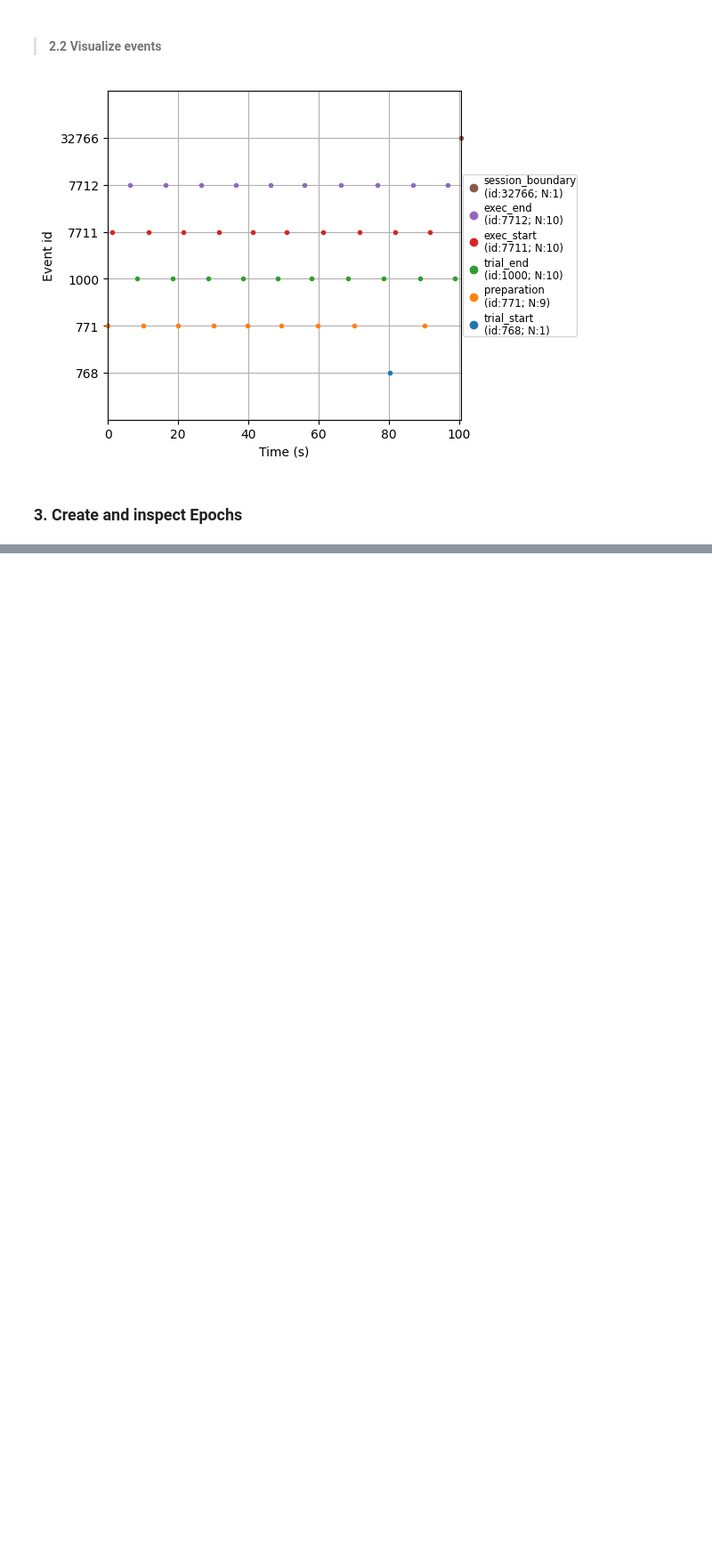
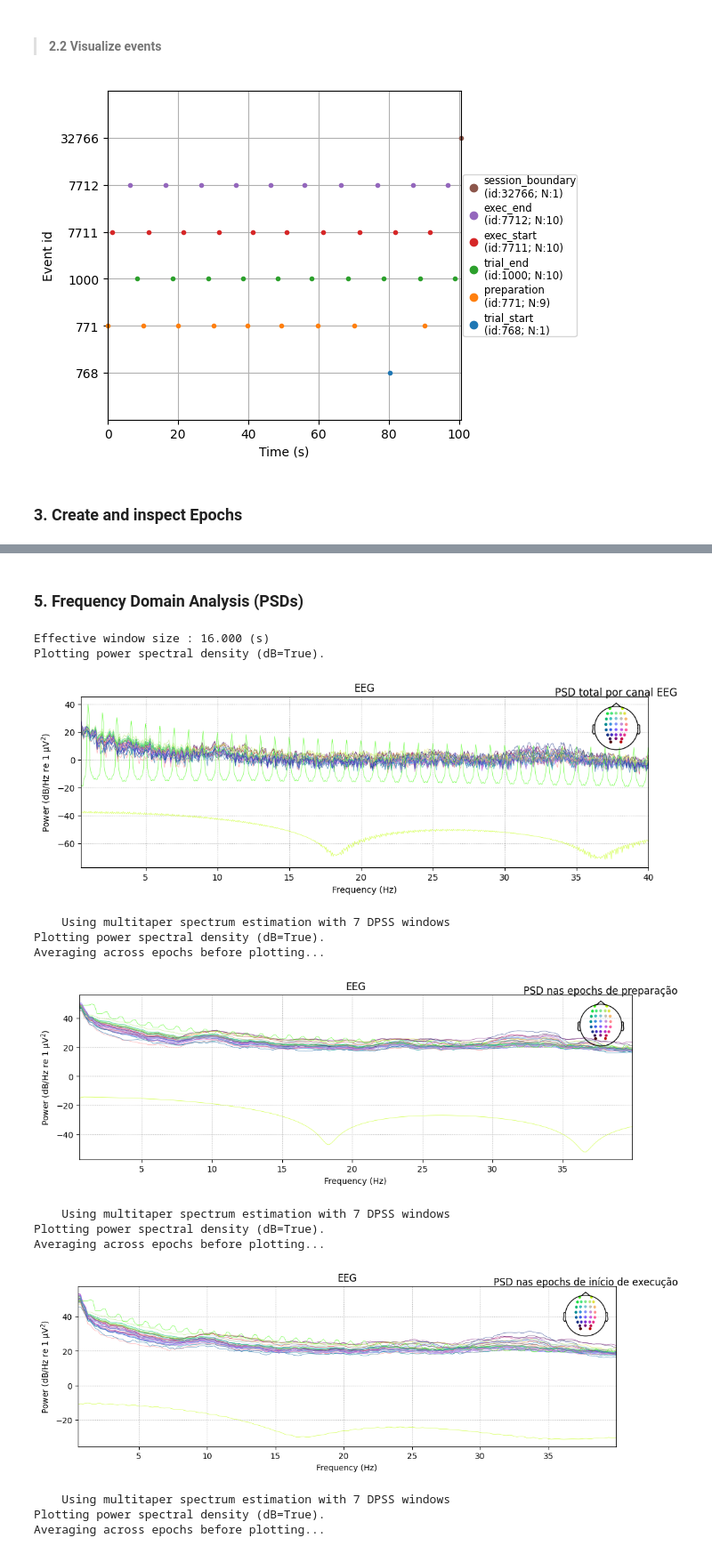
Before and after one commit to KaiqueIvo04/eeg_emg_analysis, a Jupyter notebook: eegAnalysis.ipynb, the cells around one changed output, grey strips where cells are left out. Shown at 89% size. Cells and saved outputs as stored; diff of their text form; code cells hidden in the pictures; blank space fills up the shorter version.

```diff
--- a/eegAnalysis.ipynb
+++ b/eegAnalysis.ipynb
@@ -244,0 +254,36 @@ plt.show()
+# %% [markdown]
+### 5. Frequency Domain Analysis (PSDs)
+# %%
+# ESPECTRO DE POTÊNCIA DO SINAL BRUTO
+spectrum = raw.compute_psd(method="welch", fmin=0.5, fmax=40)
+spectrum.plot(average=False)     # uma linha por canal
+plt.title("PSD total por canal EEG")
+plt.show()
+
+# PSD por evento (dentro dos epochs)
+epochs["preparation"].compute_psd(fmin=0.5, fmax=40).plot()
+plt.title("PSD nas epochs de preparação")
+plt.show()
+
+epochs["exec_start"].compute_psd(fmin=0.5, fmax=40).plot()
+plt.title("PSD nas epochs de início de execução")
+plt.show()
+
+epochs["exec_end"].compute_psd(fmin=0.5, fmax=40).plot()
+plt.title("PSD nas epochs de fim de execução")
+plt.show()
+# %% [output]
+Effective window size : 16.000 (s)
+Plotting power spectral density (dB=True).
+[figure, added]
+    Using multitaper spectrum estimation with 7 DPSS windows
+Plotting power spectral density (dB=True).
+Averaging across epochs before plotting...
+[figure, added]
+    Using multitaper spectrum estimation with 7 DPSS windows
+Plotting power spectral density (dB=True).
+Averaging across epochs before plotting...
+[figure, added]
+    Using multitaper spectrum estimation with 7 DPSS windows
+Plotting power spectral density (dB=True).
+Averaging across epochs before plotting...
```
Also changed, not shown: parts of 9 cells of this notebook.
